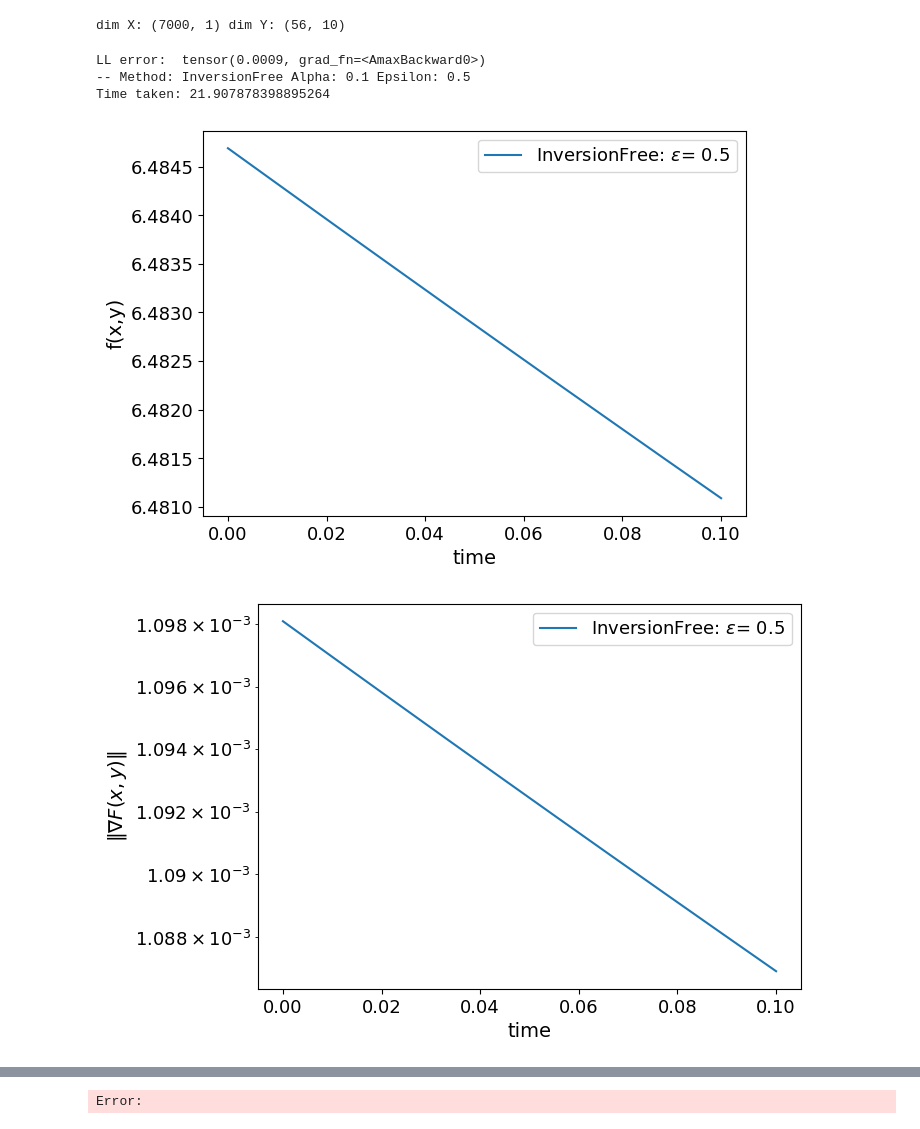
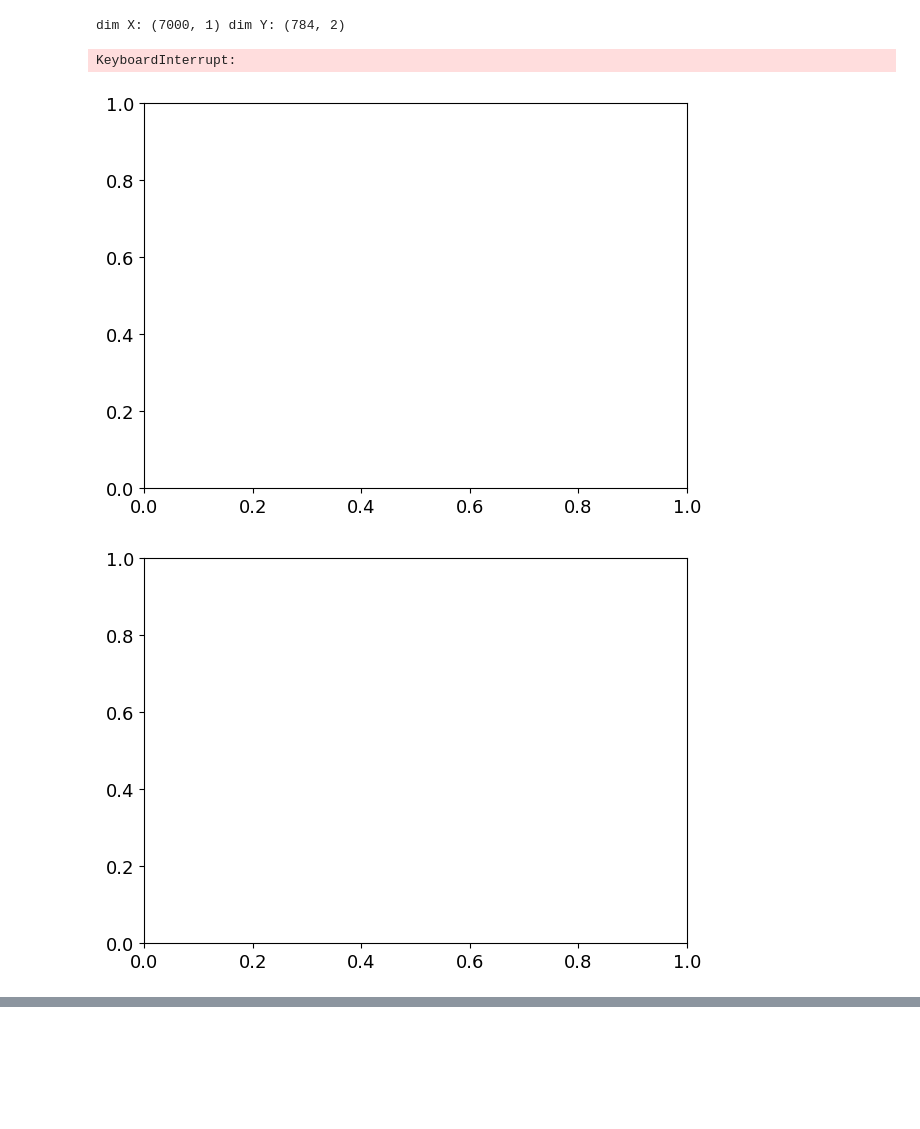
Before and after one commit to o4lc/SGF-BLO, a Jupyter notebook: continous.ipynb, the cells around one changed output, grey strips where cells are left out. Saved outputs shown, nothing was run; the diff lists cells and outputs as text; code cells hidden in the pictures; blank space fills up the shorter version.

```diff
--- a/continous.ipynb
+++ b/continous.ipynb
@@ -43,17 +44,17 @@ else:
 
     def f(x, y):
         x = x.reshape(dimX); y = y.reshape(dimY)
-        loss = 1 / n_val * torch.sum(torch.log(1 + torch.exp(-B_val * (A_val @ y))))
+        loss = F.cross_entropy(A_val @ y, B_val)
         return loss
 
     def g(x, y):
         x = x.reshape(dimX); y = y.reshape(dimY)
-        return 1 / n_train * torch.sum(torch.log(1 + torch.exp(-B_tr * (A_tr @ y))) * (1 / (1 + torch.exp(-x)))) \
-              + lam * torch.linalg.norm(y, 'fro')**2
+        loss = F.cross_entropy(A_tr @ y, B_tr, reduction='none')
+        return torch.mean(torch.mul(loss, torch.sigmoid(x))) + lam * torch.pow(torch.norm(y),2)
 
 print('dim X:', dimX, 'dim Y:' ,dimY)
 # %% [output]
-dim X: (7000, 1) dim Y: (56, 10)
+dim X: (7000, 1) dim Y: (784, 2)
 # %%
 def calc_derivatives(x, y):
     f_val = f(x,y)
@@ -286,38 +287,36 @@ else:
     figs = [fig1, fig11, fig2]
 
 scenarioAlpha = [('InversionFree', 0.01, 0.1), ('InversionFree', 0.05, 0.1), ('InversionFree', 0.1, 0.1), ('InversionFree', 0.5, 0.1), ('InversionFree', 1, 0.1)]
 scenarioEps = [('InversionFree', 0.1, 0.05), ('InversionFree', 0.1, 0.1), ('InversionFree', 0.1, 0.5), ('InversionFree', 0.1, 1)]
 scenario2nd = [('SecondOrder', 0.1, 0.1), ('NewSecondOrder', 0.1, 0.1), ('InversionFree', 0.1, 0.1)]
 scenarioDHC = [('SecondOrder', 0.1, 0.5), ('InversionFree', 0.1, 0.5)]
 scenarioTest = [('InversionFree', 0.1, 0.5)]
 #
 scenarios = scenarioTest
 solutions = []
 torch.manual_seed(0)
-# x = torch.randn((sizeX, 1), requires_grad=True, dtype=torch.float32)
-x = torch.ones((sizeX, 1), requires_grad=True, dtype=torch.float32)
+x = torch.randn((sizeX, 1), requires_grad=True, dtype=torch.float32)
+# x = torch.ones((sizeX, 1), requires_grad=True, dtype=torch.float32)
 # y0 = torch.randn((sizeY, 1), requires_grad=True, dtype=torch.float32)
 y0 = solveLL(x)
 dfdx, dfdy, dgdx, dgdy, dgdyy, dgdyx = calc_derivatives(x, y0)
 print('LL error: ', torch.linalg.norm(dgdy, 2))
 if toy_example:
     t = torch.linspace(0, 100, 10000)
 else:
-    t = torch.linspace(0, 0.1, 10)
+    t = torch.linspace(0, 0.5, 10)
 
 for (method, alpha, epsilon) in scenarios:
     print('-- Method:', method, 'Alpha:', alpha, 'Epsilon:', epsilon)
     initial_conditions = torch.cat((x, y0), 0)
     dxdt = torch.zeros((sizeX, 1))
     t1 = time.time()
     solution = torchdiffeq.odeint(system, initial_conditions, t, method='rk4')
     print('Time taken:', time.time() - t1)
     solutions.append(solution)
 
 plot_results(solutions, scenarios, axs, figs, t)
 # %% [output]
-LL error:  tensor(0.0009, grad_fn=<AmaxBackward0>)
--- Method: InversionFree Alpha: 0.1 Epsilon: 0.5
-Time taken: 21.907878398895264
+KeyboardInterrupt:
-[figure, old version]
+[figure, new version]
-[figure, old version]
+[figure, new version]
@@ -327 +325,0 @@ Time taken: 21.907878398895264
-Error:
```
Also changed, not shown: parts of 2 cells of this notebook, 1 other file.
